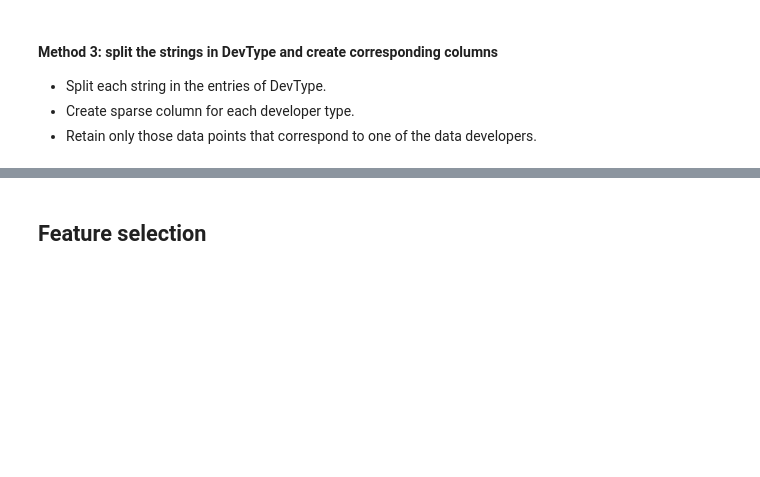
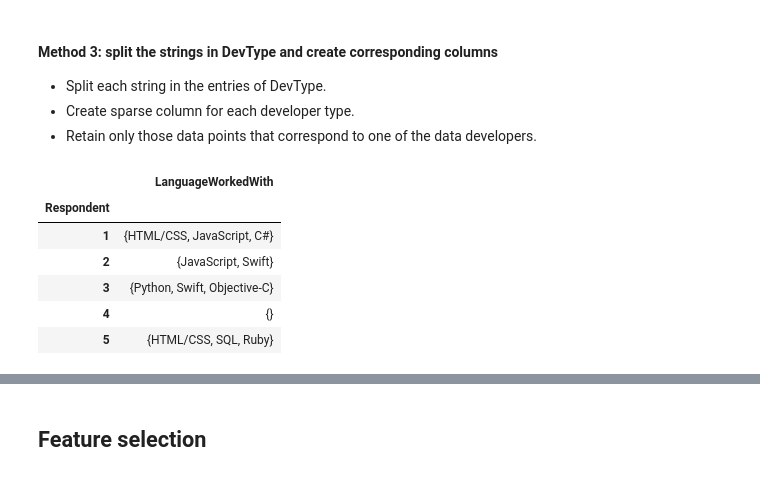
Before and after one commit to SolanaO/Developers_Survey_Analysis, a Jupyter notebook: stackBlogGeneralComments.ipynb, the cells around one changed output, grey strips where cells are left out. Cells and saved outputs as stored; diff of their text form; code cells hidden in the pictures; blank space fills up the shorter version.

```diff
--- a/stackBlogGeneralComments.ipynb
+++ b/stackBlogGeneralComments.ipynb
@@ -207,0 +275,14 @@ def handle_multi_string_columns(df, column, single_strings):
+# %%
+# this step transforms every entry in a set, replaces nan with empty set
+multiple_response = ['LanguageWorkedWith']
+str_to_list = StringtoListTranformer(variables=multiple_response)
+df_temp = str_to_list.fit_transform(df3[multiple_response])
+df_temp.head()
+# %% [output]
+|  | LanguageWorkedWith |
+| Respondent |  |
+| 1 | {HTML/CSS, JavaScript, C#} |
+| 2 | {JavaScript, Swift} |
+| 3 | {Python, Swift, Objective-C} |
+| 4 | {} |
+| 5 | {HTML/CSS, SQL, Ruby} |
```
Also changed, not shown: parts of 5 cells of this notebook.
